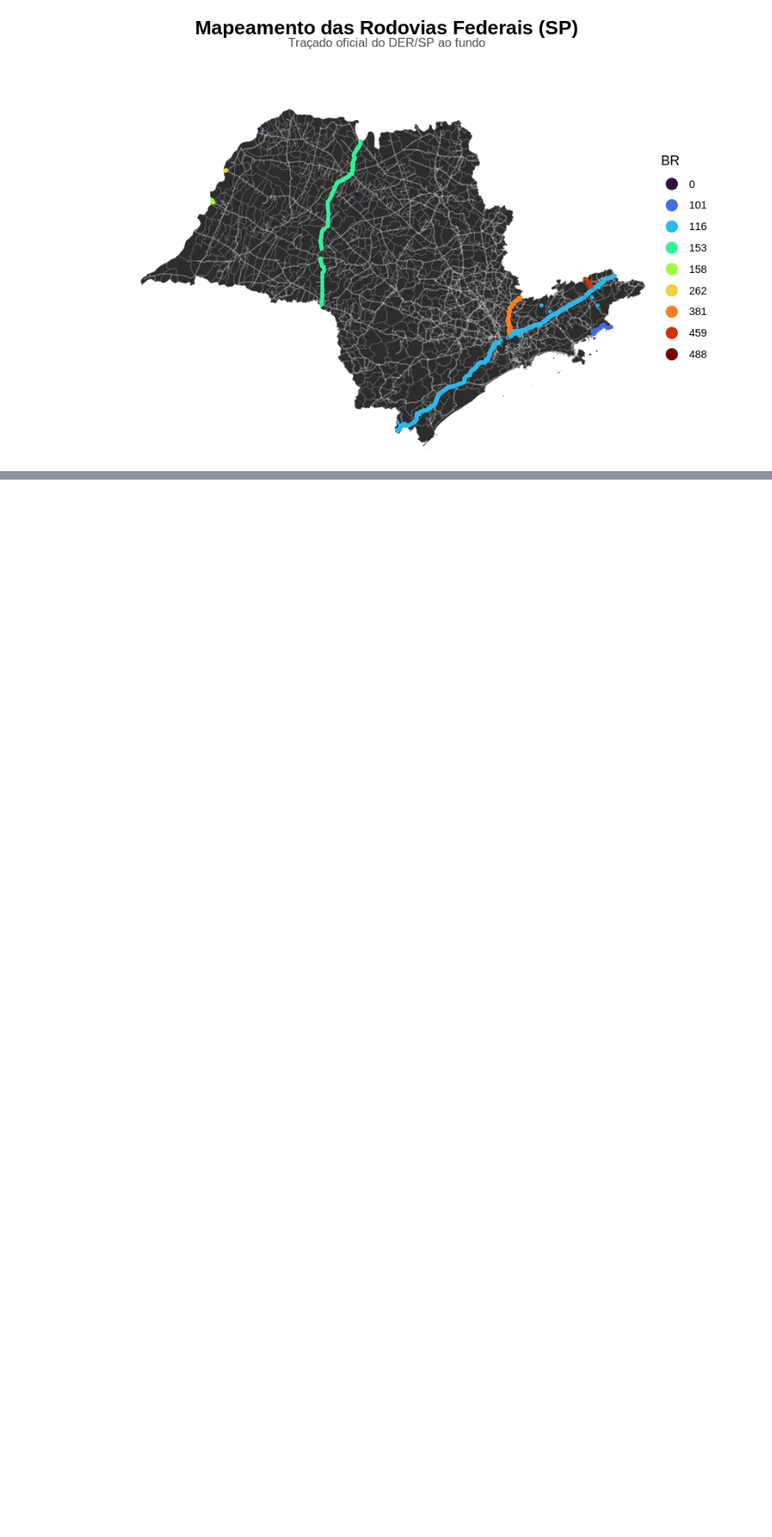
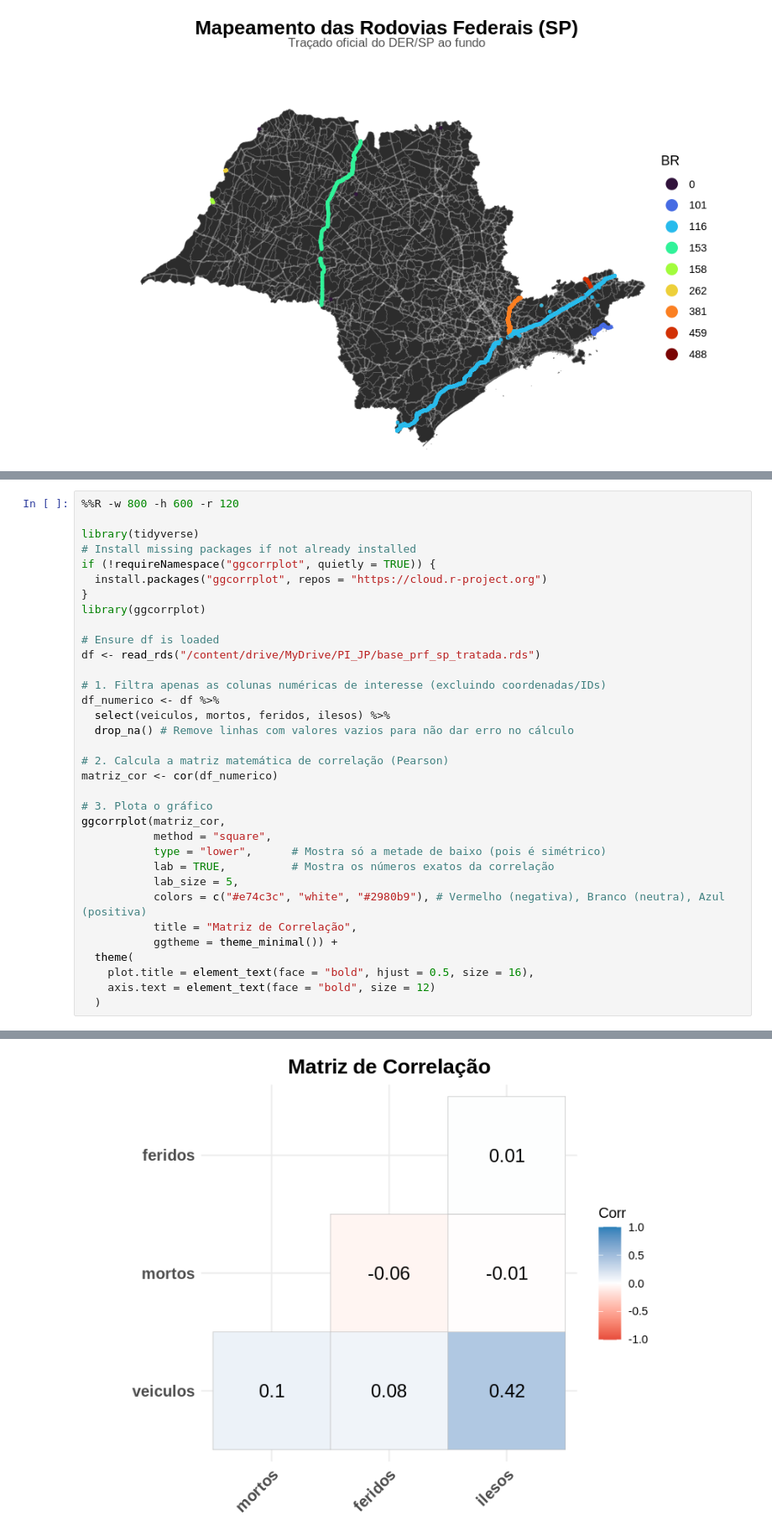
Before and after one commit to RCDS13/PI-JP-4SEM, a Jupyter notebook: analise-estatistica-transito.ipynb, the cells around one changed output, grey strips where cells are left out. Shown at 84% size. Saved outputs shown, nothing was run; the diff lists cells and outputs as text; blank space fills up the shorter version.

```diff
--- a/analise-estatistica-transito.ipynb
+++ b/analise-estatistica-transito.ipynb
@@ -440,0 +448,35 @@ print(dia_semana)
+# %%
+%%R -w 800 -h 600 -r 120
+
+library(tidyverse)
+# Install missing packages if not already installed
+if (!requireNamespace("ggcorrplot", quietly = TRUE)) {
+  install.packages("ggcorrplot", repos = "https://cloud.r-project.org")
+}
+library(ggcorrplot)
+
+# Ensure df is loaded
+df <- read_rds("/content/drive/MyDrive/PI_JP/base_prf_sp_tratada.rds")
+
+# 1. Filtra apenas as colunas numéricas de interesse (excluindo coordenadas/IDs)
+df_numerico <- df %>%
+  select(veiculos, mortos, feridos, ilesos) %>%
+  drop_na() # Remove linhas com valores vazios para não dar erro no cálculo
+
+# 2. Calcula a matriz matemática de correlação (Pearson)
+matriz_cor <- cor(df_numerico)
+
+# 3. Plota o gráfico
+ggcorrplot(matriz_cor,
+           method = "square",
+           type = "lower",      # Mostra só a metade de baixo (pois é simétrico)
+           lab = TRUE,          # Mostra os números exatos da correlação
+           lab_size = 5,
+           colors = c("#e74c3c", "white", "#2980b9"), # Vermelho (negativa), Branco (neutra), Azul (positiva)
+           title = "Matriz de Correlação",
+           ggtheme = theme_minimal()) +
+  theme(
+    plot.title = element_text(face = "bold", hjust = 0.5, size = 16),
+    axis.text = element_text(face = "bold", size = 12)
+  )
+# %% [output]
@@ -441 +502,2 @@ print(dia_semana)
+[figure, added]
 # %%
```
Also changed, not shown: parts of 15 cells of this notebook.
